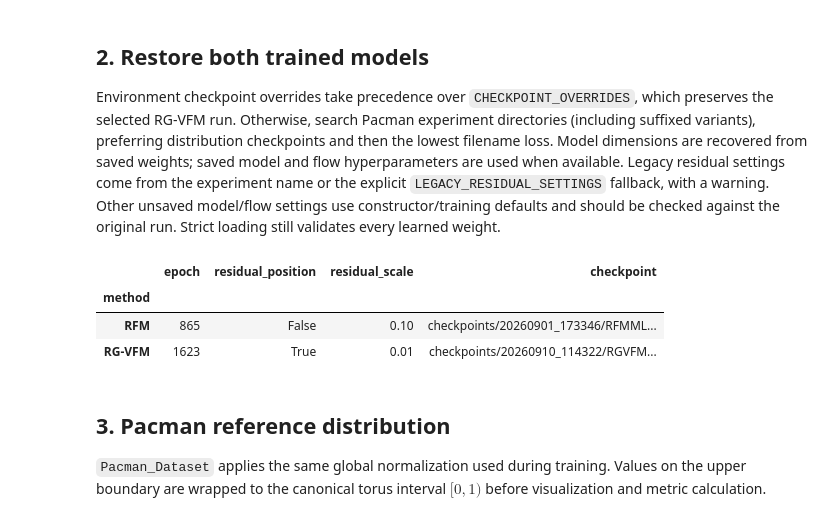
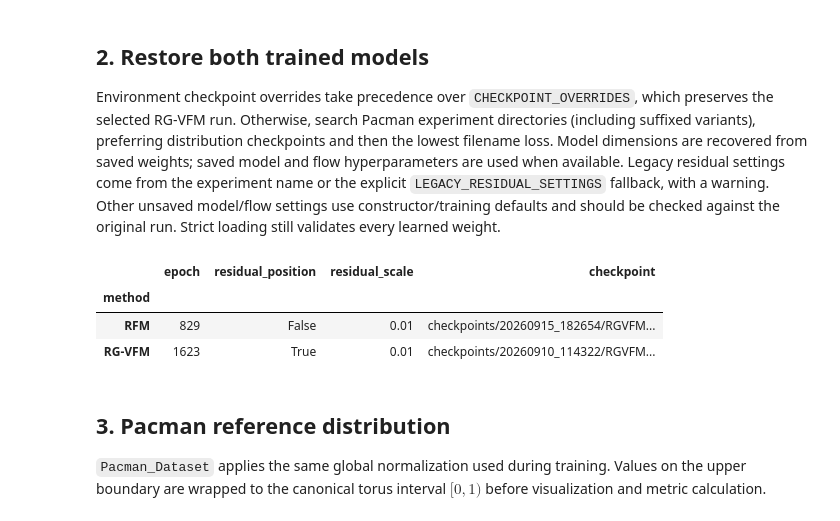
Before and after one commit to MateosCz/diffusion-playground, a Jupyter notebook: pacman_rfm_rgvfm_analysis.ipynb, the cells around one changed output. Cells and saved outputs as stored; diff of their text form; code cells hidden in the pictures.

```diff
--- a/pacman_rfm_rgvfm_analysis.ipynb
+++ b/pacman_rfm_rgvfm_analysis.ipynb
@@ -126,6 +126,7 @@ def display_path(path: Path) -> str:
 # Keep the selected comparison run here; environment overrides take precedence.
 CHECKPOINT_OVERRIDES = {
     'rgvfm': 'checkpoints/20260910_114322/RGVFMMLP_pacman_fractional_res_scale_0.01_unnormalized_loss_weight/rgvfm_mlp_1623-0.147599.ckpt',
+    'rfm': "checkpoints/20260916_040451/RFMMLP_pacman_fractional/last.ckpt"
 }
 # Old checkpoints did not save these settings. For an unnamed legacy RG-VFM
 # run, set its original values here if they differ from the non-residual model.
@@ -191,34 +192,34 @@ def restore_model(method: str, checkpoint: dict, path: Path, manifold):
 manifold = FlatTorus01(dim=2)
 checkpoint_paths = {method: resolve_checkpoint(method) for method in METHODS}
 flow_builders = {'rfm': build_rfm, 'rgvfm': build_rg_vfm}
 checkpoints = {}
 models = {}
 flows = {}
 for method in METHODS:
     checkpoint = torch.load(checkpoint_paths[method], map_location='cpu', weights_only=True)
     models[method] = restore_model(method, checkpoint, checkpoint_paths[method], manifold)
     checkpoints[method] = checkpoint
     saved_flow = checkpoint.get('hyper_parameters', {}).get(
         'rfm_kwargs' if method == 'rfm' else 'rg_vfm_kwargs'
     )
     default_flow = flow_builders[method](manifold)
     flows[method] = type(default_flow)(manifold, **saved_flow) if saved_flow else default_flow
 
 checkpoint_summary = pd.DataFrame([
     {
         'method': LABELS[method],
         'epoch': checkpoints[method].get('epoch', 'unknown'),
         'residual_position': models[method].with_residual_position.item(),
         'residual_scale': models[method].residual_position_scale.item(),
         'checkpoint': display_path(checkpoint_paths[method]),
     }
     for method in METHODS
 ]).set_index('method')
 display(checkpoint_summary)
 # %% [output]
 |  | epoch | residual_position | residual_scale | checkpoint |
 | method |  |  |  |  |
-| RFM | 865 | False | 0.10 | checkpoints/20260901_173346/RFMML... |
+| RFM | 829 | False | 0.01 | checkpoints/20260915_182654/RGVFM... |
 | RG-VFM | 1623 | True | 0.01 | checkpoints/20260910_114322/RGVFM... |
 # %% [markdown]
 ## 3. Pacman reference distribution
```
Also changed, not shown: parts of 1 cell of this notebook, 7 other files.
